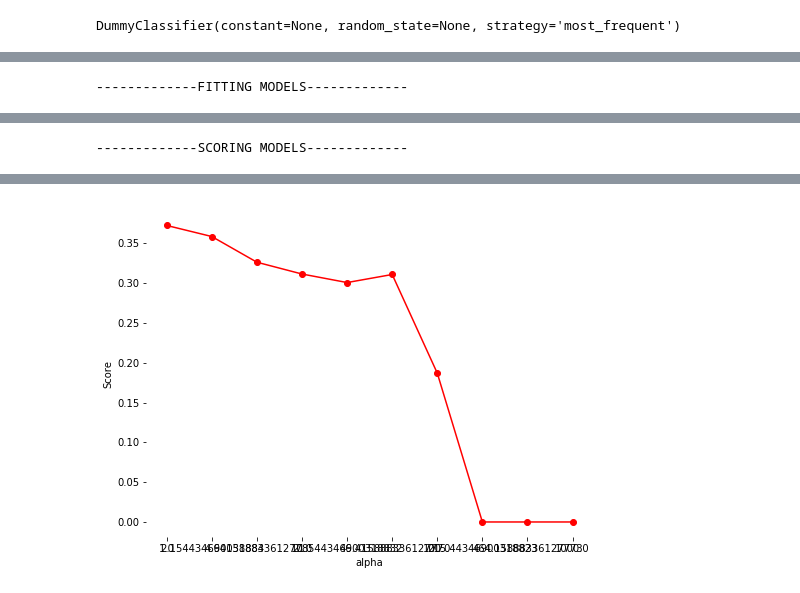
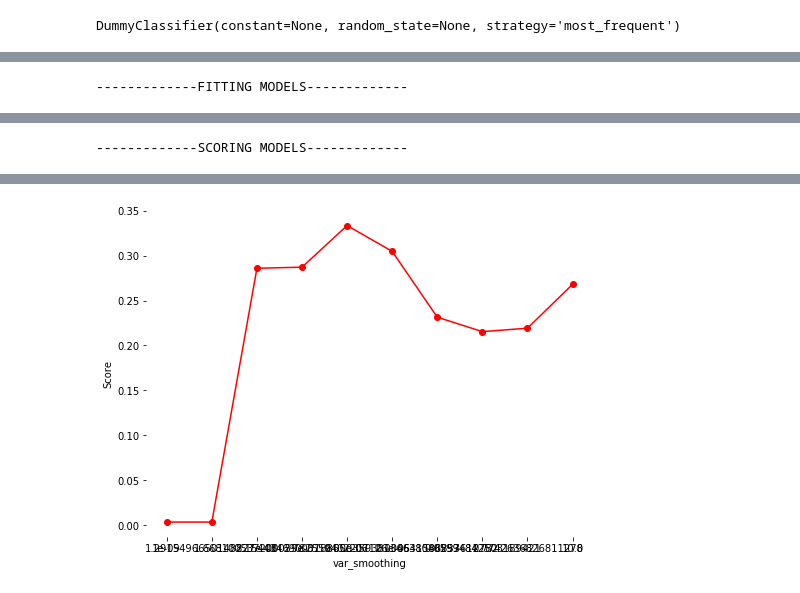
Before and after one commit to yblainm/yelp-baselines, a Jupyter notebook: a3.ipynb, the cells around one changed output, grey strips where cells are left out. Saved outputs shown, nothing was run; the diff lists cells and outputs as text; code cells hidden in the pictures.

```diff
--- a/a3.ipynb
+++ b/a3.ipynb
@@ -616,7 +567,7 @@ print(f1_score(yelp_test_y,yelp_fbow_test_pred,average='weighted'))
 0.18238490007401925
 # %%
 best_fbow_nb, best_fbow_nb_score_valid, all_models, all_scores = pf.bestFit(
-    GaussianNB, params_gnb, yelp_fbow_train_x, yelp_train_y, yelp_fbow_valid_x, yelp_valid_y,
+    GaussianNB, params_gnb, yelp_fbow_train_x.toarray(), yelp_train_y, yelp_fbow_valid_x.toarray(), yelp_valid_y,
     metric = lambda y_true, y_score, average=None, sample_weight=None, max_fpr=None: f1_score(y_true, y_score, average='weighted'))
 # %% [output]
 -------------FITTING MODELS-------------
@@ -631,4 +581,4 @@ best_fbow_nb, best_fbow_nb_score_valid, all_models, all_scores = pf.bestFit(
-[figure, old version]
+[figure, new version]
 # %%
 print(best_fbow_nb, best_fbow_nb_score_valid, all_models, all_scores, sep='\n')
 # %% [output]
```
Also changed, not shown: parts of 30 cells of this notebook.
